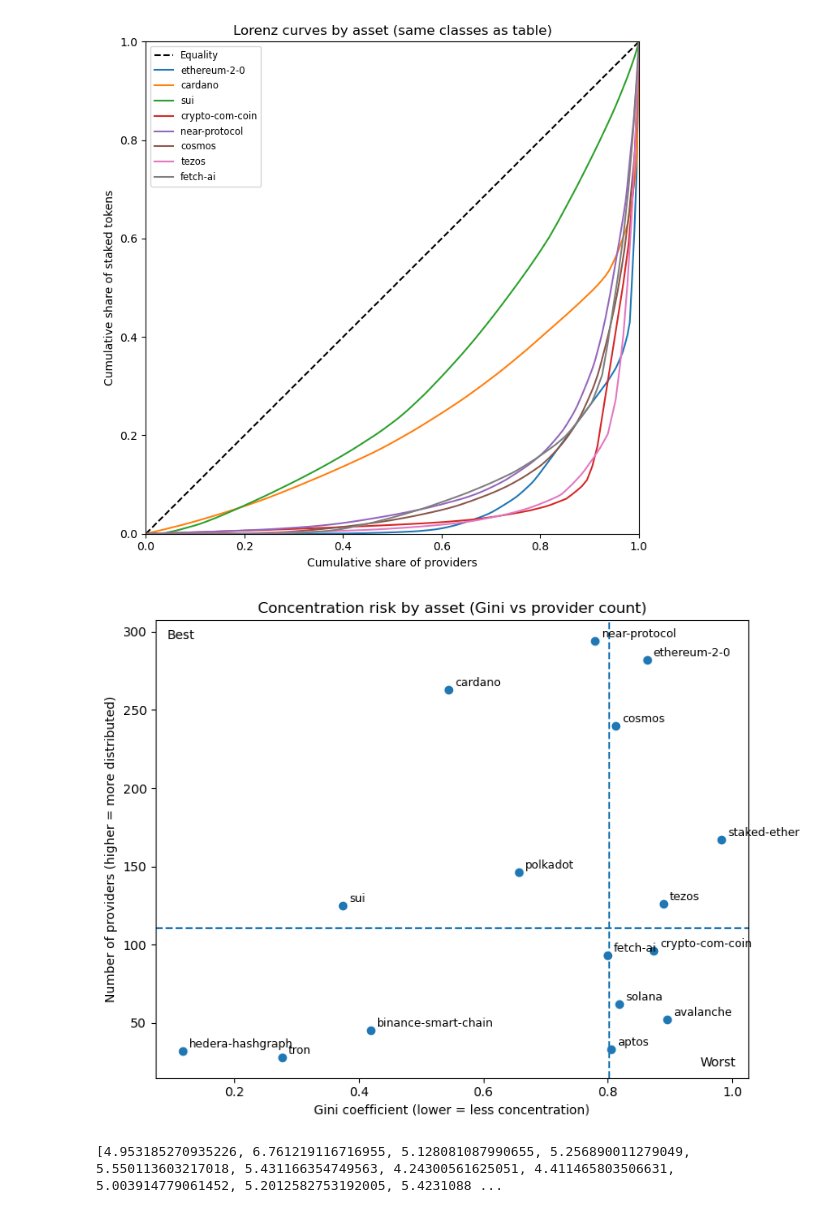
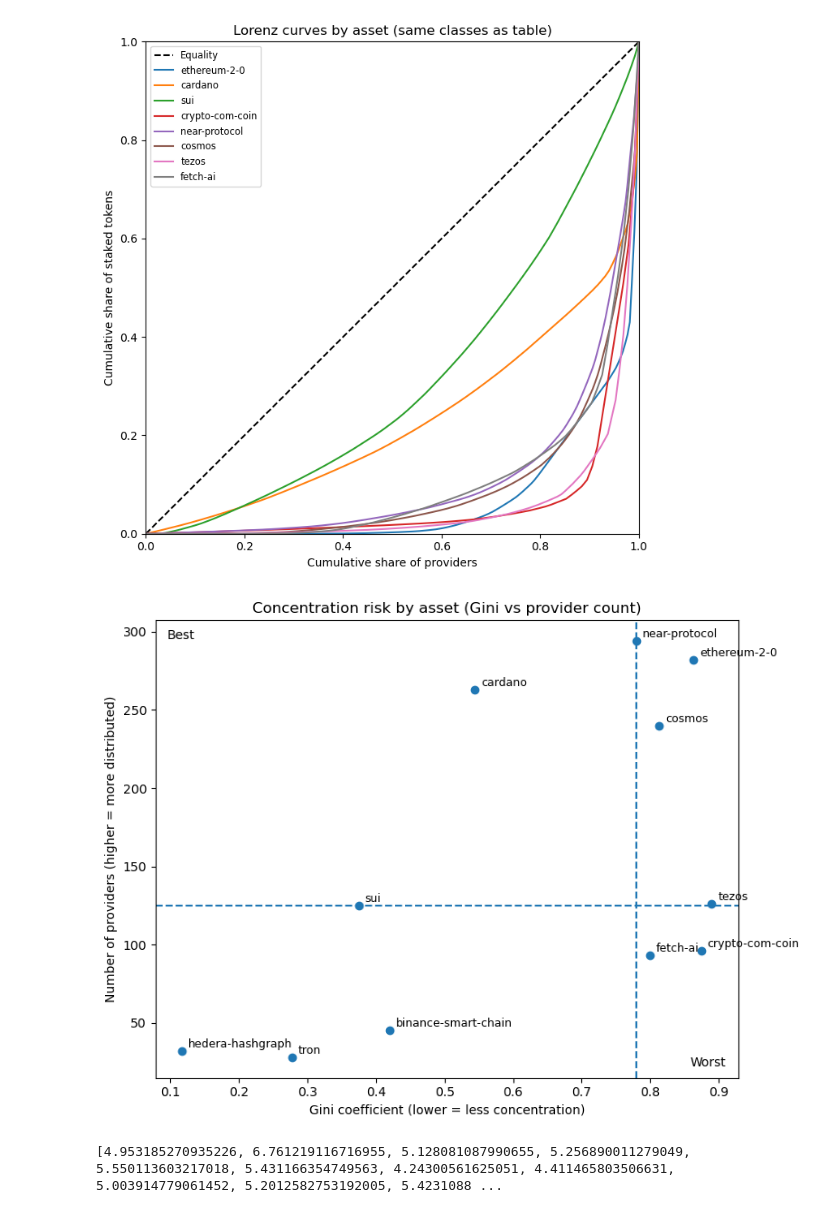
Before and after one commit to schwmi/StakingProviderConcentrationAnalysis, a Jupyter notebook: StakingRewardsExperiments.ipynb, the cells around one changed output. Drawn from its saved outputs; the diff is of its cells as text; code cells hidden in the pictures.

Commit message:
Add more data points

```diff
--- a/StakingRewardsExperiments.ipynb
+++ b/StakingRewardsExperiments.ipynb
@@ -785,0 +774,28 @@ display(df)
+# %%
+resp = client.get_provider_stake_shares(
+    asset_slug="ethereum-2-0",
+    limit=300,
+    is_active=True,
+    include_reward_rate=True,
+)
+
+providers = resp["providers"]
+df = pd.DataFrame(providers)
+
+pivot = (
+    df.pivot_table(
+        index="provider",
+        columns="reward_option_type_key",
+        values="staked_tokens",
+        aggfunc="sum",
+        fill_value=0.0,
+    )
+)
+
+# Add total column
+pivot["total_staked_tokens"] = pivot.sum(axis=1)
+
+# Sort by total descending
+pivot = pivot.sort_values("total_staked_tokens", ascending=False)
+
+pivot
@@ -1008,41 +1043,44 @@ plt.show()
 # Quadrant scatter plot
 import matplotlib.pyplot as plt
 
-metric = "gini"
+MIN_COVERAGE_INCLUDED = 0.75
+METRIC = "gini"
+
+df_filtered = df[df["coverage_included"] >= MIN_COVERAGE_INCLUDED]
 
 # choose quadrant split points
-x_cut = df[metric].median()          # vertical line (gini)
-y_cut = df["provider_count"].median() # horizontal line (providers)
+x_cut = df_filtered[METRIC].median()          # vertical line (gini)
+y_cut = df_filtered["provider_count"].median() # horizontal line (providers)
 
 fig, ax = plt.subplots(figsize=(8, 6))
 
 # scatter
-ax.scatter(df[metric], df["provider_count"])
+ax.scatter(df_filtered[METRIC], df_filtered["provider_count"])
 
 # label points
-for _, r in df.iterrows():
-    ax.annotate(r["asset"], (r["gini"], r["provider_count"]), xytext=(5, 3),
+for _, r in df_filtered.iterrows():
+    ax.annotate(r["asset"], (r[METRIC], r["provider_count"]), xytext=(5, 3),
                 textcoords="offset points", fontsize=9)
 
 # quadrant lines
 ax.axvline(x_cut, linestyle="--")
 ax.axhline(y_cut, linestyle="--")
 
 # axis labels / title
 ax.set_xlabel("Gini coefficient (lower = less concentration)")
 ax.set_ylabel("Number of providers (higher = more distributed)")
 ax.set_title("Concentration risk by asset (Gini vs provider count)")
 
 # optional: annotate quadrants
 ax.text(0.02, 0.98, "Best", transform=ax.transAxes,
         va="top")
 ax.text(0.98, 0.02, "Worst", transform=ax.transAxes,
         ha="right", va="bottom")
 
 plt.tight_layout()
 plt.show()
 # %% [output]
-[figure, old version]
+[figure, new version]
 # %%
 assets = [
     "ethereum-2-0",
```
Also changed, not shown: parts of 5 cells of this notebook, 1 other file.
